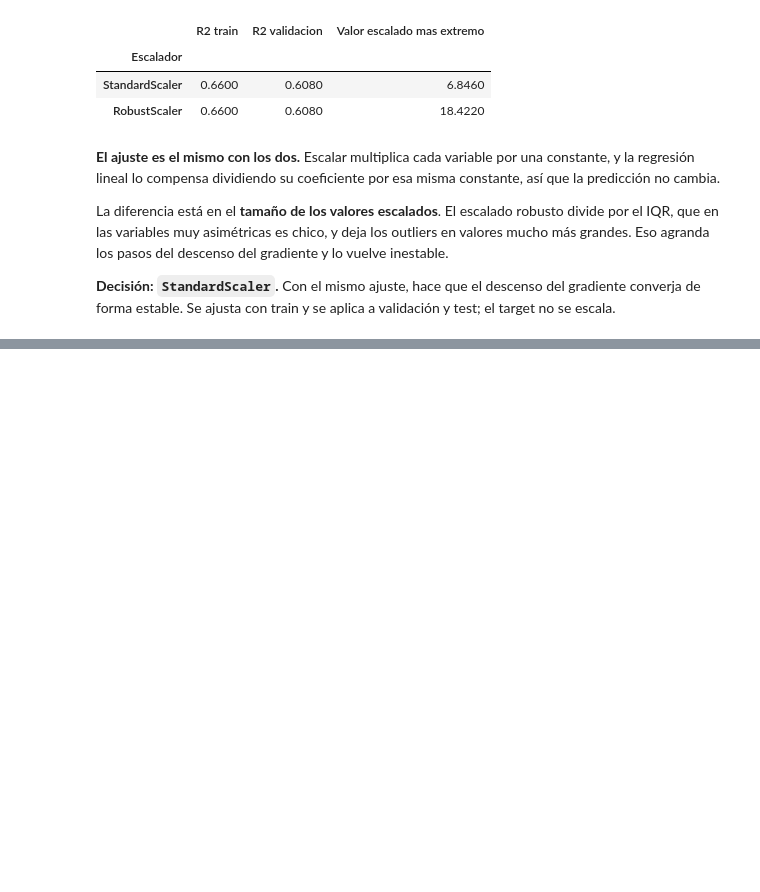
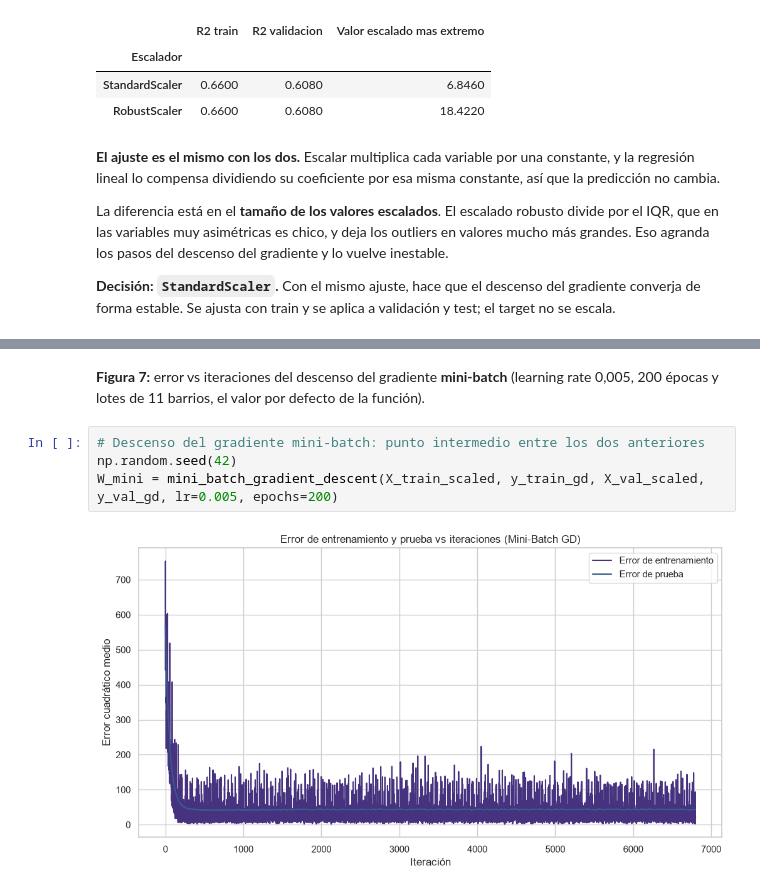
Before and after one commit to Franrnn/TP_AA1_Esparza_Pico_Renna, a Jupyter notebook: TP1/TP-regresion-AA1.ipynb, the cells around one changed output, grey strips where cells are left out. Cells and saved outputs as stored; diff of their text form; blank space fills up the shorter version.

```diff
--- a/TP1/TP-regresion-AA1.ipynb
+++ b/TP1/TP-regresion-AA1.ipynb
@@ -583,0 +1040,8 @@ pd.DataFrame({'Media': escalado.mean(), 'Desvio': escalado.std()}).round(2).T
+# %% [markdown]
+**Figura 7:** error vs iteraciones del descenso del gradiente **mini-batch** (learning rate 0,005, 200 épocas y lotes de 11 barrios, el valor por defecto de la función).
+# %%
+# Descenso del gradiente mini-batch: punto intermedio entre los dos anteriores
+np.random.seed(42)
+W_mini = mini_batch_gradient_descent(X_train_scaled, y_train_gd, X_val_scaled, y_val_gd, lr=0.005, epochs=200)
+# %% [output]
+[figure, added]
```
Also changed, not shown: parts of 14 cells of this notebook.
